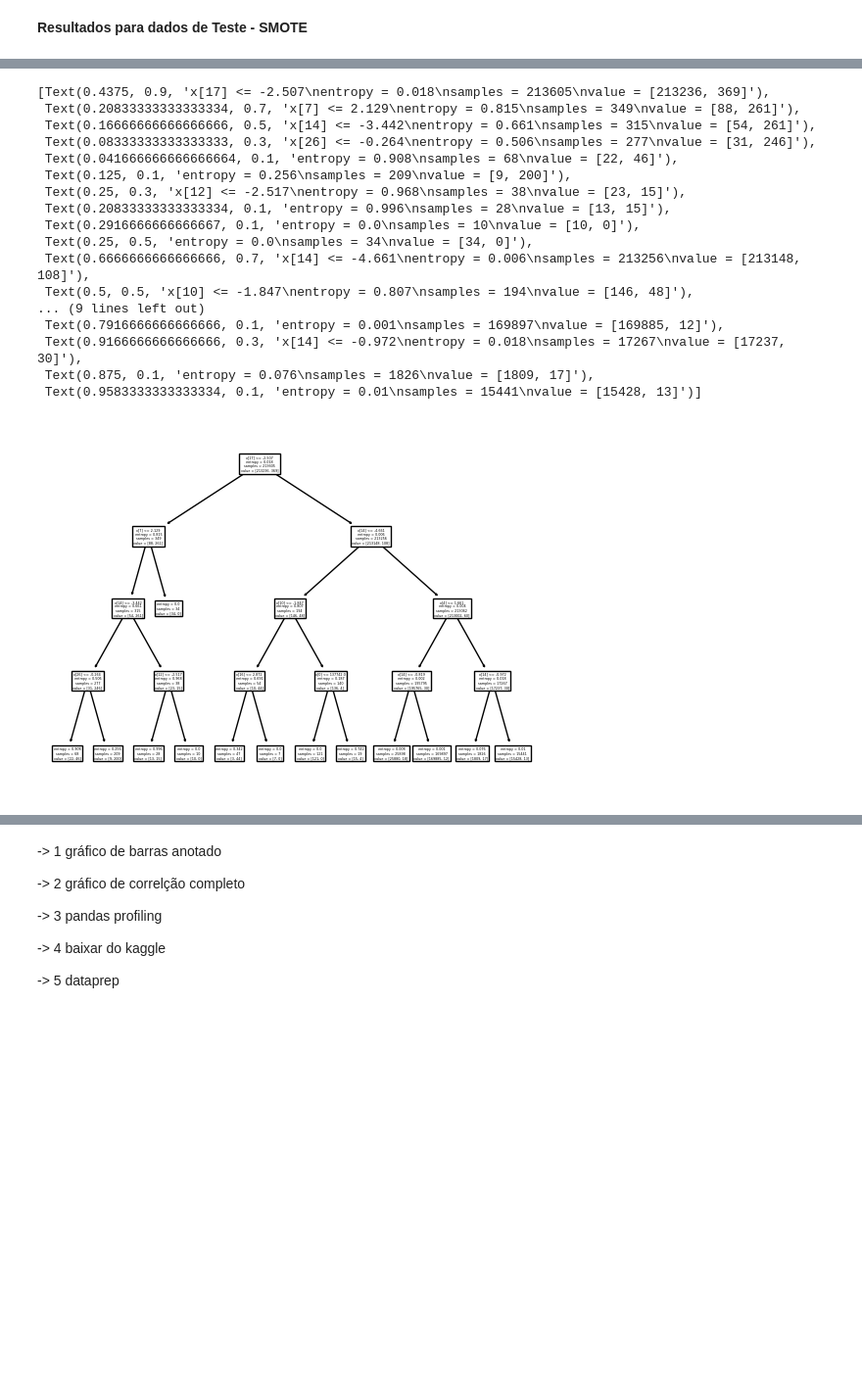
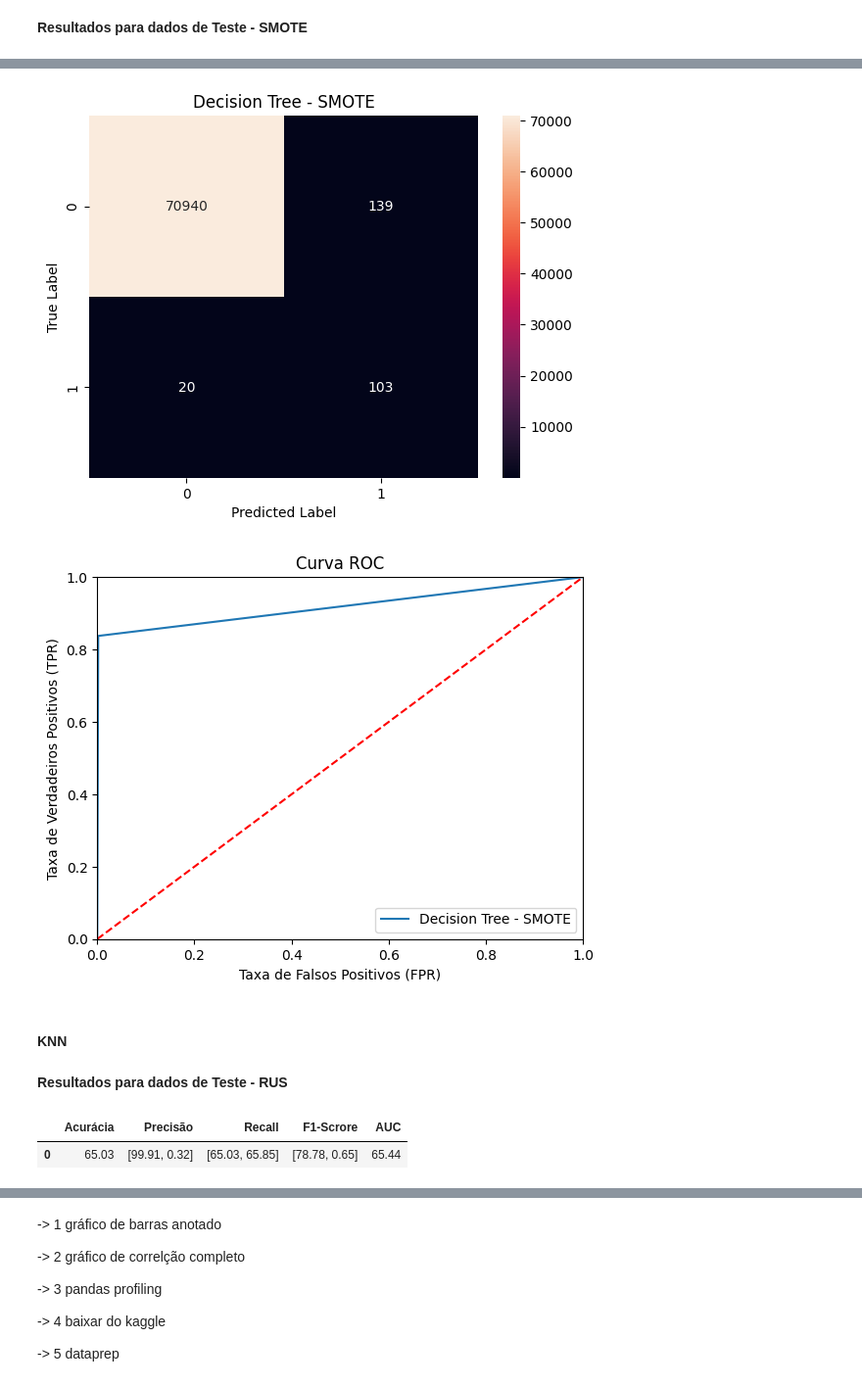
Before and after one commit to andressagomes26/credit_card_fraud_detection, a Jupyter notebook: analise_fraude_cartao_credito.ipynb, the cells around one changed output, grey strips where cells are left out. Shown at 98% size. Saved outputs shown, nothing was run; the diff lists cells and outputs as text; code cells hidden in the pictures; blank space fills up the shorter version.

```diff
--- a/analise_fraude_cartao_credito.ipynb
+++ b/analise_fraude_cartao_credito.ipynb
@@ -364,5 +385,5 @@ Treinamento usando os dados SMOTE
 # %%
 model_tree_smote = DecisionTreeClassifier(max_depth=None, min_samples_leaf=1, min_samples_split=2, criterion='entropy')
-model_smote = train_tree(X_train_smote, y_train_smote, model_tree_smote)
+val_acc_smote_tree, test_acc_smote_tree = train(X_train_smote, y_train_smote, model_tree_smote)
 # %% [output]
 Fold 0: Acc validacao: 0.9988
@@ -441,22 +480,19 @@ array([[9.99304966e-01, 6.95034366e-04],
-# %%
-from sklearn import tree
-tree.plot_tree(model_tree)
-# %% [output]
-[Text(0.4375, 0.9, 'x[17] <= -2.507\nentropy = 0.018\nsamples = 213605\nvalue = [213236, 369]'),
- Text(0.20833333333333334, 0.7, 'x[7] <= 2.129\nentropy = 0.815\nsamples = 349\nvalue = [88, 261]'),
- Text(0.16666666666666666, 0.5, 'x[14] <= -3.442\nentropy = 0.661\nsamples = 315\nvalue = [54, 261]'),
- Text(0.08333333333333333, 0.3, 'x[26] <= -0.264\nentropy = 0.506\nsamples = 277\nvalue = [31, 246]'),
- Text(0.041666666666666664, 0.1, 'entropy = 0.908\nsamples = 68\nvalue = [22, 46]'),
- Text(0.125, 0.1, 'entropy = 0.256\nsamples = 209\nvalue = [9, 200]'),
- Text(0.25, 0.3, 'x[12] <= -2.517\nentropy = 0.968\nsamples = 38\nvalue = [23, 15]'),
- Text(0.20833333333333334, 0.1, 'entropy = 0.996\nsamples = 28\nvalue = [13, 15]'),
- Text(0.2916666666666667, 0.1, 'entropy = 0.0\nsamples = 10\nvalue = [10, 0]'),
- Text(0.25, 0.5, 'entropy = 0.0\nsamples = 34\nvalue = [34, 0]'),
- Text(0.6666666666666666, 0.7, 'x[14] <= -4.661\nentropy = 0.006\nsamples = 213256\nvalue = [213148, 108]'),
- Text(0.5, 0.5, 'x[10] <= -1.847\nentropy = 0.807\nsamples = 194\nvalue = [146, 48]'),
-... (9 lines left out)
- Text(0.7916666666666666, 0.1, 'entropy = 0.001\nsamples = 169897\nvalue = [169885, 12]'),
- Text(0.9166666666666666, 0.3, 'x[14] <= -0.972\nentropy = 0.018\nsamples = 17267\nvalue = [17237, 30]'),
- Text(0.875, 0.1, 'entropy = 0.076\nsamples = 1826\nvalue = [1809, 17]'),
- Text(0.9583333333333334, 0.1, 'entropy = 0.01\nsamples = 15441\nvalue = [15428, 13]')]
-[figure, removed]
+# %%
+confusion_matrix(y_test, predicted_smote_tree, "Decision Tree - SMOTE")
+# %% [output]
+[figure, added]
+# %%
+roc(y_test, predicted_smote_tree, "Decision Tree - SMOTE")
+# %% [output]
+[figure, added]
+# %% [markdown]
+####  KNN
+# %% [markdown]
+**Resultados para dados de Teste - RUS**
+# %%
+predicted_rus_knn = test_acc_rus_knn[np.argmax(val_acc_rus_knn)]
+df_knn_rus = print_results(y_test, predicted_rus_knn)
+df_knn_rus
+# %% [output]
+|  | Acurácia | Precisão | Recall | F1-Scrore | AUC |
+| 0 | 65.03 | [99.91, 0.32] | [65.03, 65.85] | [78.78, 0.65] | 65.44 |
```
Also changed, not shown: parts of 56 cells of this notebook.
